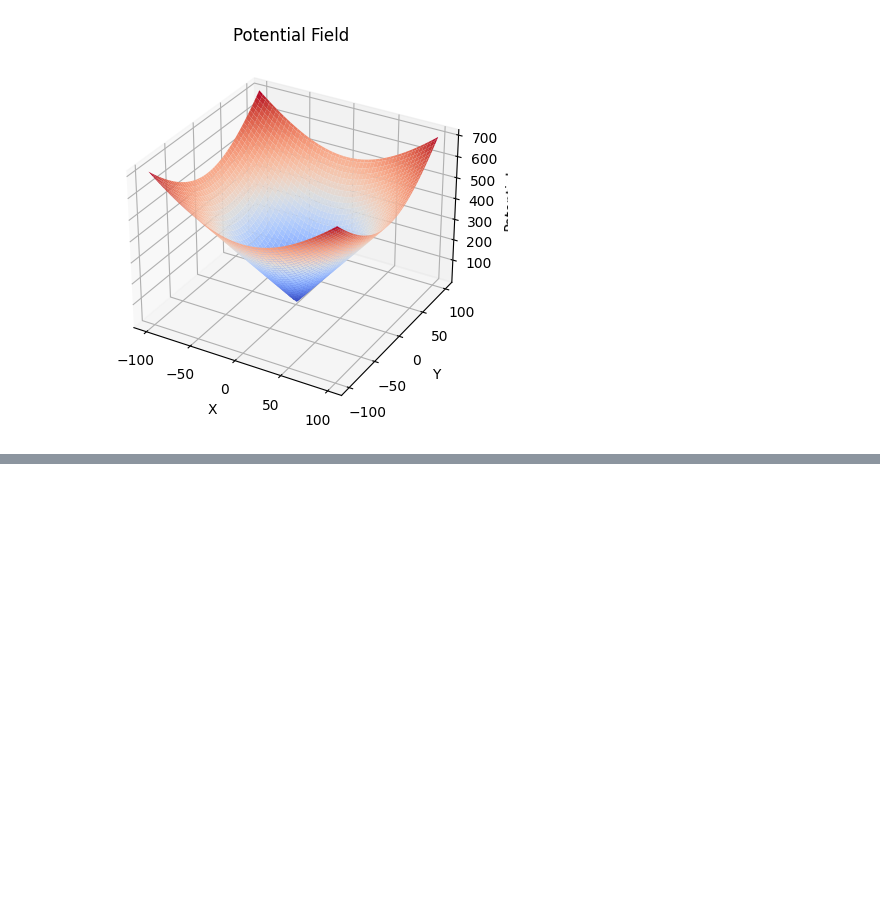
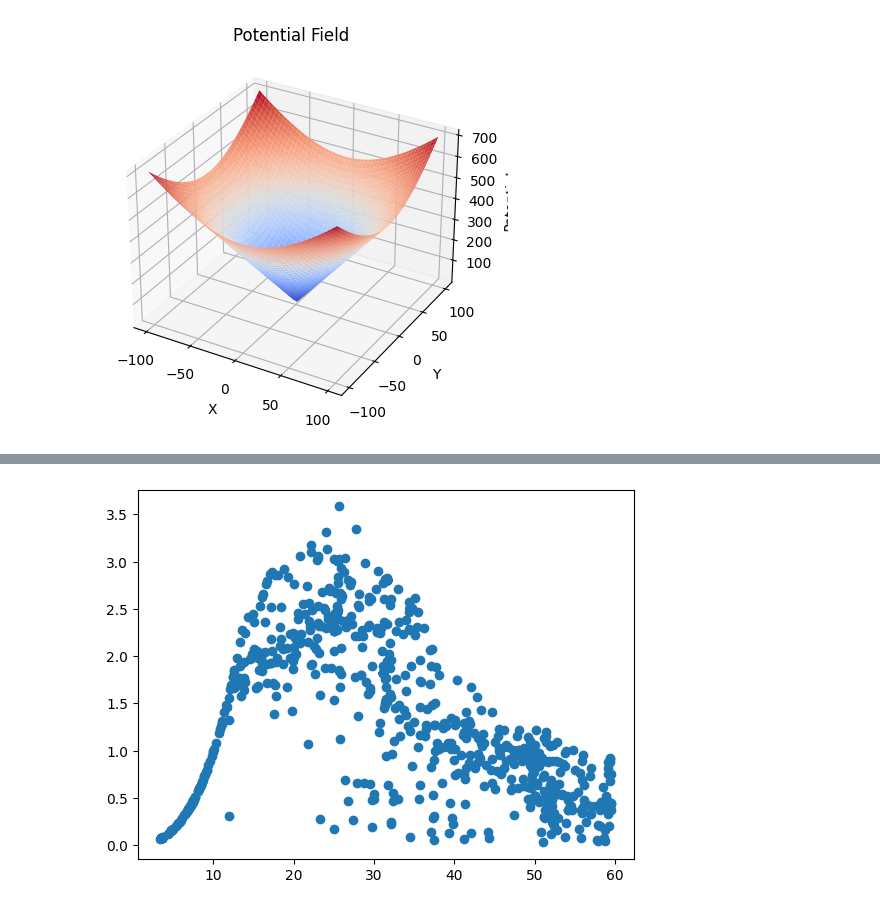
Before and after one commit to Kazawaryu/CARLA_ADA, a Jupyter notebook: test_code/s2/pf_func_test.ipynb, the cells around one changed output, grey strips where cells are left out. Saved outputs shown, nothing was run; the diff lists cells and outputs as text; code cells hidden in the pictures; blank space fills up the shorter version.

```diff
--- a/test_code/s2/pf_func_test.ipynb
+++ b/test_code/s2/pf_func_test.ipynb
@@ -201,0 +428,12 @@ plt.show()
+# %%
+car_df_filtered = car_df[(car_df['dist'] > 0) & (car_df['dist'] <= 60)]
+
+k = 1
+x = car_df_filtered['dist'] / 60
+y = (car_df_filtered['dist']**2 * (car_df_filtered['mesh_cnt'])) /(1e6*(x * np.log(x) + 0.5))
+
+# visualiz,(x,y)
+plt.scatter(car_df_filtered['dist'], y)
+plt.show()
+# %% [output]
+[figure, added]
```
Also changed, not shown: parts of 7 cells of this notebook, 2 other files.
